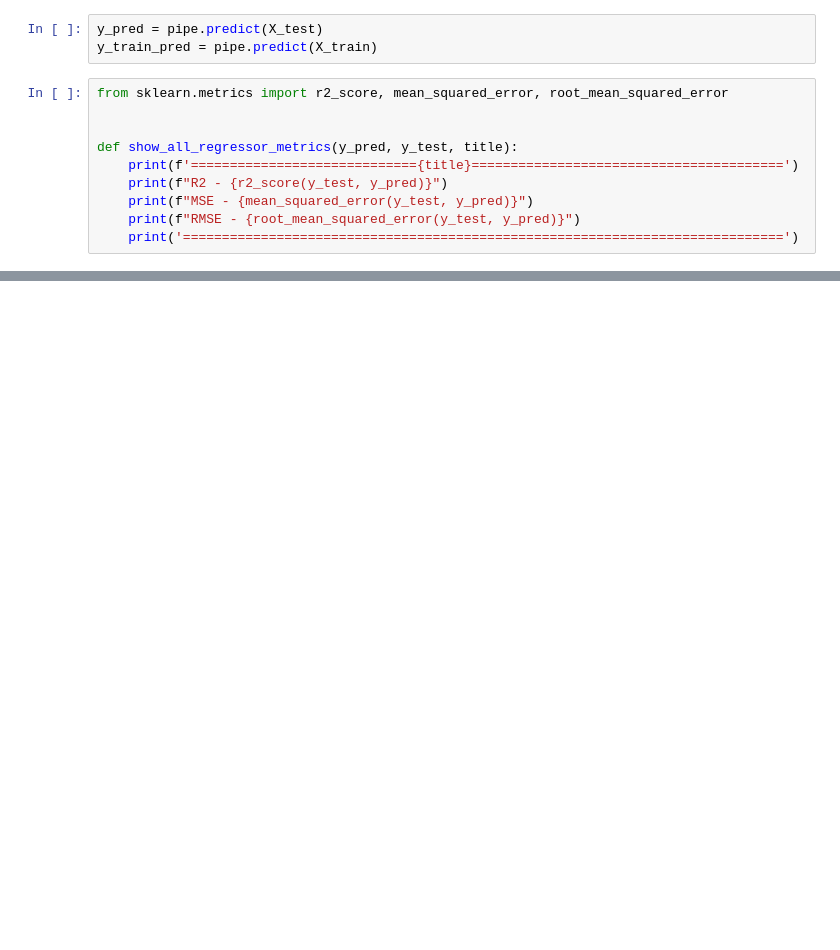
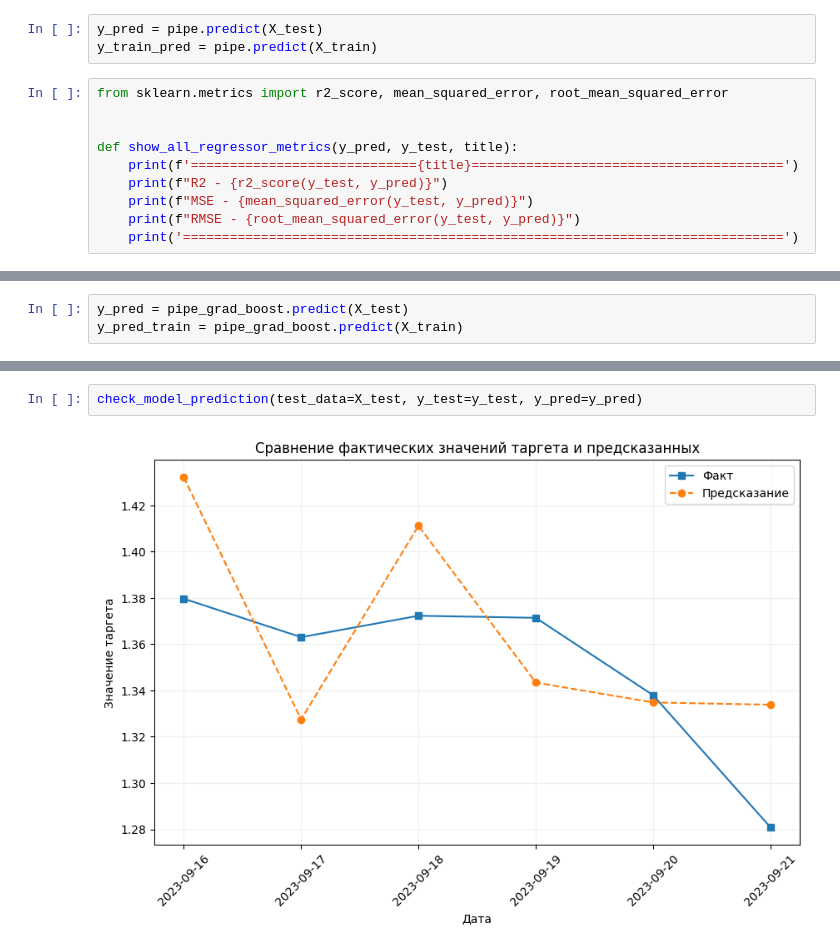
Before and after one commit to Poltava49/My_ML_practice, a Jupyter notebook: time_series/main.ipynb, the cells around one changed output, grey strips where cells are left out. Cells and saved outputs as stored; diff of their text form; blank space fills up the shorter version.

```diff
--- a/time_series/main.ipynb
+++ b/time_series/main.ipynb
@@ -368,0 +415,3 @@ plt.show()
+# %%
+y_pred = pipe_grad_boost.predict(X_test)
+y_pred_train = pipe_grad_boost.predict(X_train)
@@ -368,0 +432,4 @@ plt.show()
+# %%
+check_model_prediction(test_data=X_test, y_test=y_test, y_pred=y_pred)
+# %% [output]
+[figure, added]
```
Also changed, not shown: parts of 13 cells of this notebook.
